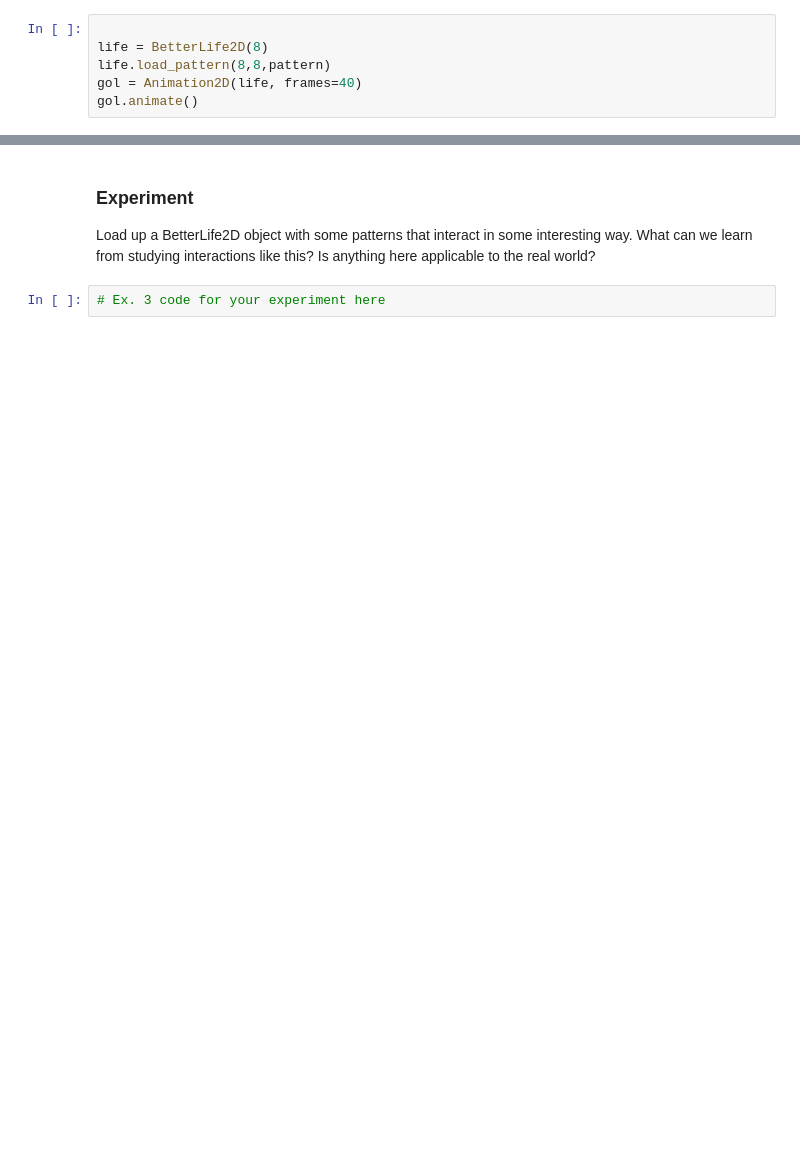
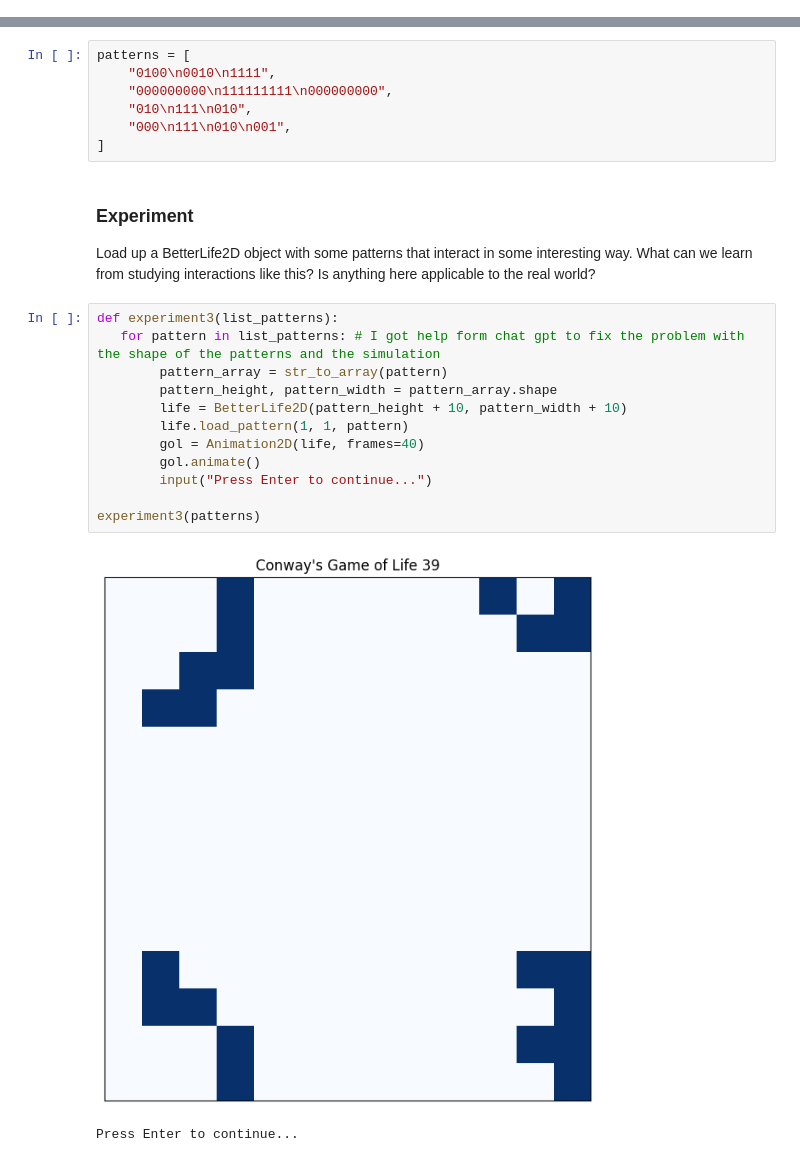
Before and after one commit to sebasabarca/cap-comp215, a Jupyter notebook: Copy_of_lab06_GoL.ipynb, the cells around one changed output, grey strips where cells are left out. Saved outputs shown, nothing was run; the diff lists cells and outputs as text; blank space fills up the shorter version.

```diff
--- a/Copy_of_lab06_GoL.ipynb
+++ b/Copy_of_lab06_GoL.ipynb
@@ -240,9 +251,3 @@ str_to_array( glider_pattern)
 # %% [markdown]
 ### Define some patterns
 User your nifty new function to define a few common, interesting patterns (e.g., from the book or other sources)
-# %%
-
-life = BetterLife2D(8)
-life.load_pattern(8,8,pattern)
-gol = Animation2D(life, frames=40)
-gol.animate()
@@ -251,6 +254,26 @@ NameError: name 'pattern' is not defined
+# %%
+patterns = [
+    "0100\n0010\n1111",
+    "000000000\n111111111\n000000000",
+    "010\n111\n010",
+    "000\n111\n010\n001",
+]
 # %% [markdown]
 ### Experiment
 Load up a BetterLife2D object with some patterns that interact in some interesting way.
 What can we learn from studying interactions like this?   Is anything here applicable to the real world?
-# %%
-# Ex. 3 code for your experiment here
+# %%
+def experiment3(list_patterns):
+   for pattern in list_patterns: # I got help form chat gpt to fix the problem with the shape of the patterns and the simulation
+        pattern_array = str_to_array(pattern)
+        pattern_height, pattern_width = pattern_array.shape
+        life = BetterLife2D(pattern_height + 10, pattern_width + 10)
+        life.load_pattern(1, 1, pattern)
+        gol = Animation2D(life, frames=40)
+        gol.animate()
+        input("Press Enter to continue...")
+
+experiment3(patterns)
+# %% [output]
+[figure, added]
+Press Enter to continue...
```
Also changed, not shown: parts of 5 cells of this notebook.
